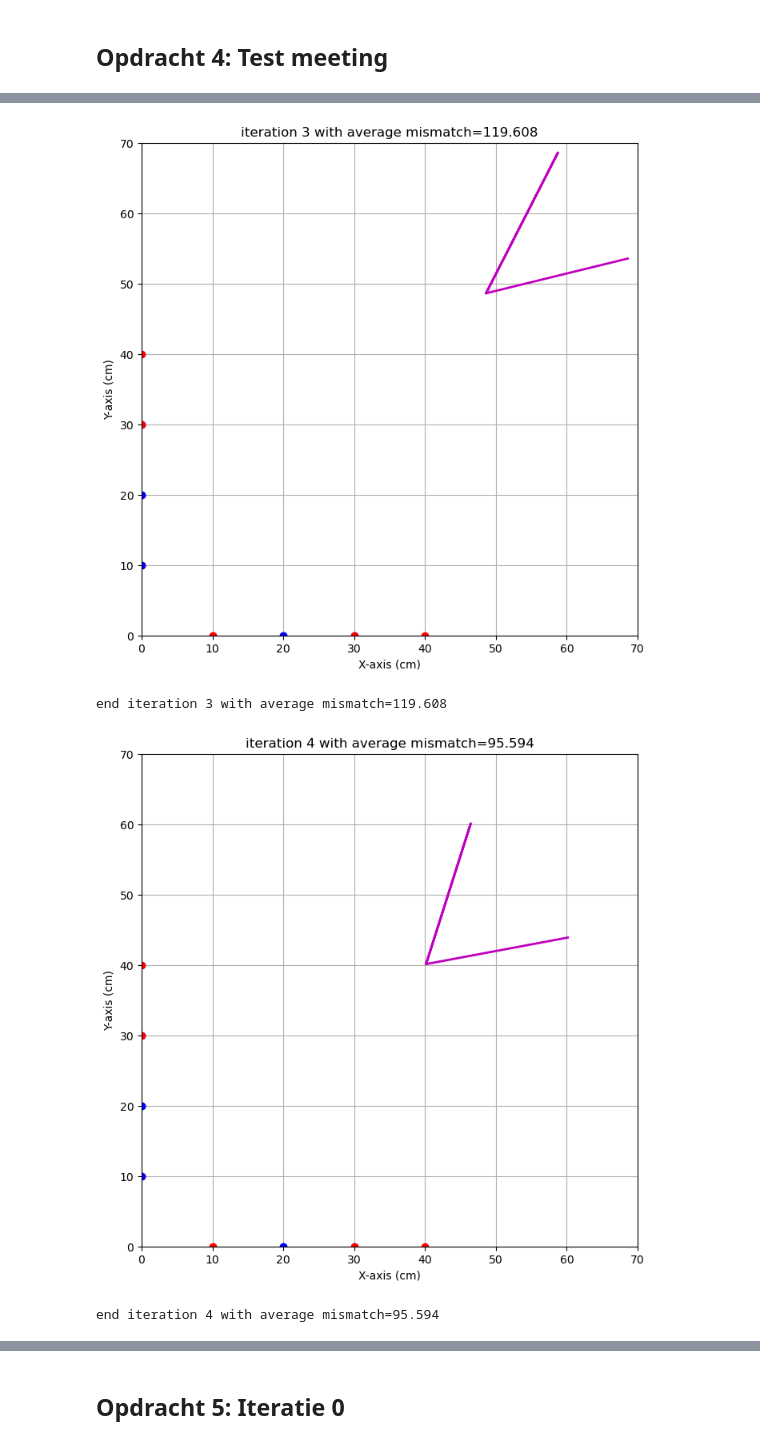
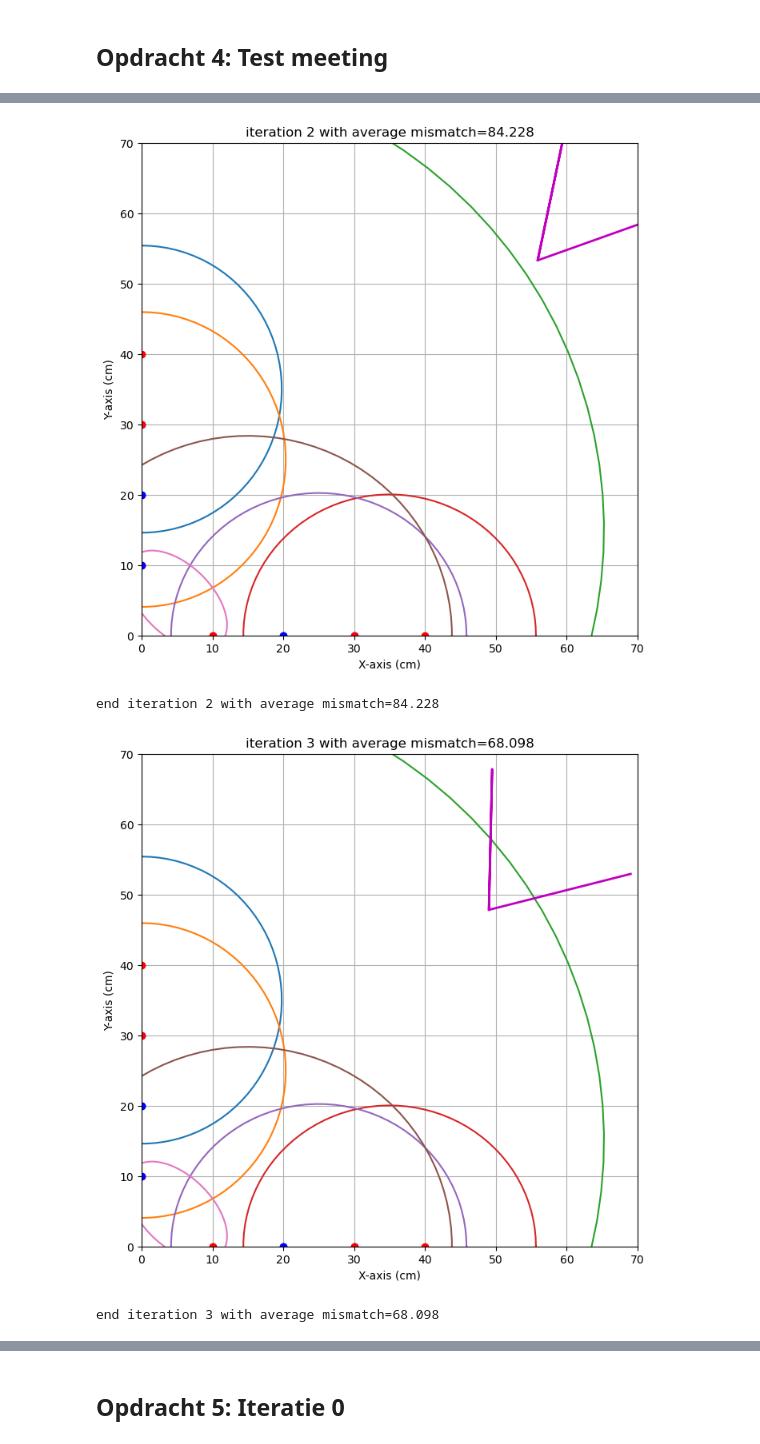
Before and after one commit to elinedeiters-blip/opdrachten-DEF-D, a Jupyter notebook: FysiekeOntwerpopdrachten/4OntwerpEenAlgoritmeEchoAkoestisch/DEFOntwerpopdracht4AlgoritmeInvulTemplate.ipynb, the cells around one changed output, grey strips where cells are left out. Cells and saved outputs as stored; diff of their text form; code cells hidden in the pictures.

```diff
--- a/FysiekeOntwerpopdrachten/4OntwerpEenAlgoritmeEchoAkoestisch/DEFOntwerpopdracht4AlgoritmeInvulTemplate.ipynb
+++ b/FysiekeOntwerpopdrachten/4OntwerpEenAlgoritmeEchoAkoestisch/DEFOntwerpopdracht4AlgoritmeInvulTemplate.ipynb
@@ -84,13 +115,13 @@ print(a_fit)
 
 
 dataSanityCheck = pd.DataFrame(columns=["xs", "ys", "xr", "yr", "R"], data=[
-    [0,40,0,30,1.0],
-    [0,30,0,20,2.0],
-    [0,10,0,20,3.0],
-    [40,0,30,0,4.0],
-    [30,0,20,0,5.0],
-    [10,0,20,0,6.0],
-    [10,0,0,10,7.0]
+    [0,40,0,30,40.8],
+    [0,30,0,20,41.9],
+    [0,10,0,20,130.9],
+    [40,0,30,0,41.3],
+    [30,0,20,0,41.7],
+    [10,0,20,0,57.6],
+    [10,0,0,10,17.3]
     ])
 
 resultaatSanityCheck = imagingDEF.imagingDEF(dataSanityCheck)
@@ -112,4 +142,4 @@ end iteration 2 with average mismatch=133.167
-[figure, old version]
+[figure, new version]
-end iteration 3 with average mismatch=119.608
+end iteration 2 with average mismatch=84.228
-[figure, old version]
+[figure, new version]
-end iteration 4 with average mismatch=95.594
+end iteration 3 with average mismatch=68.098
```
Also changed, not shown: parts of 8 cells of this notebook.
